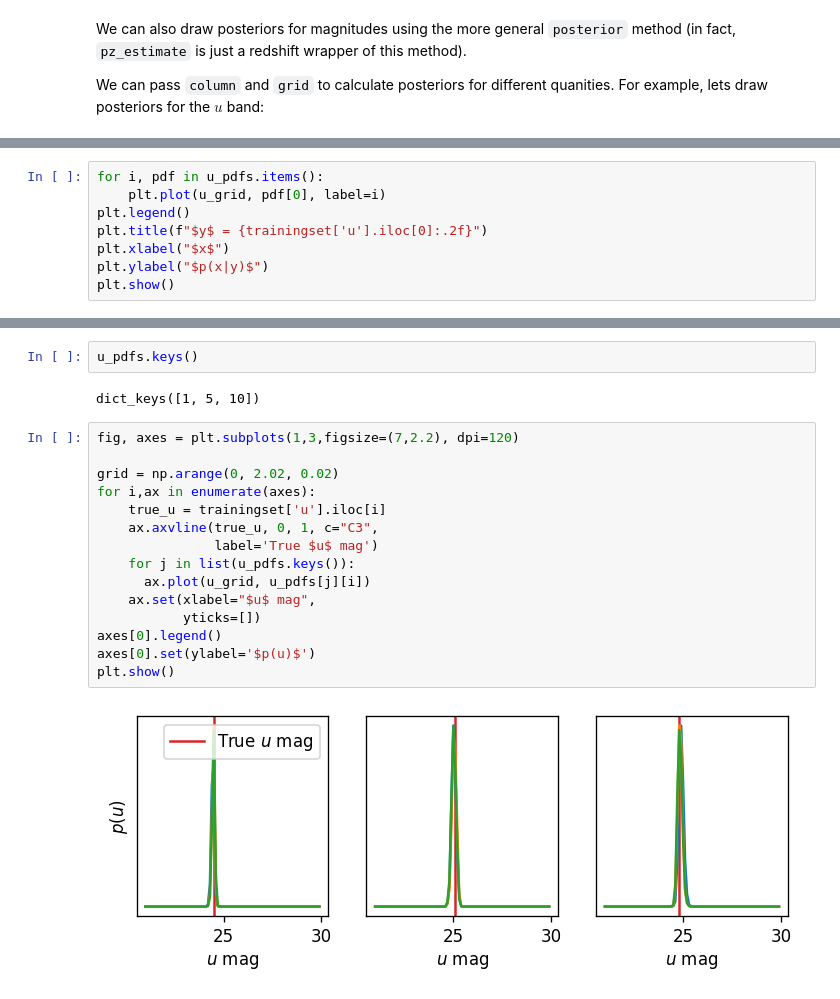
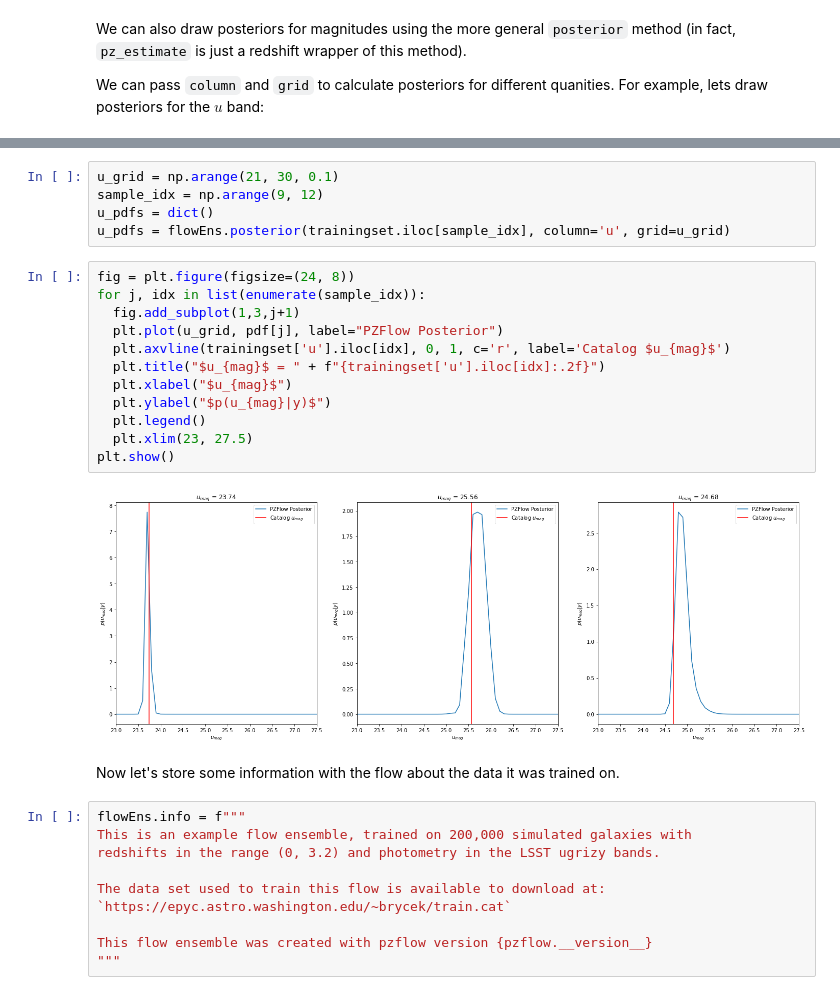
Before and after one commit to jfcrenshaw/pzflow-paper-2021, a Jupyter notebook: photo-z/pzflowRedshift.ipynb, the cells around one changed output, grey strips where cells are left out. Drawn from its saved outputs; the diff is of its cells as text.

```diff
--- a/photo-z/pzflowRedshift.ipynb
+++ b/photo-z/pzflowRedshift.ipynb
@@ -324,8 +283,0 @@ for n_samples in (1, 5, 10):
-# %%
-for i, pdf in u_pdfs.items():
-    plt.plot(u_grid, pdf[0], label=i)
-plt.legend()
-plt.title(f"$y$ = {trainingset['u'].iloc[0]:.2f}")
-plt.xlabel("$x$")
-plt.ylabel("$p(x|y)$")
-plt.show()
@@ -334,21 +284,31 @@ plt.show()
-# %%
-u_pdfs.keys()
-# %% [output]
-dict_keys([1, 5, 10])
-# %%
-fig, axes = plt.subplots(1,3,figsize=(7,2.2), dpi=120)
-
-grid = np.arange(0, 2.02, 0.02)
-for i,ax in enumerate(axes):
-    true_u = trainingset['u'].iloc[i]
-    ax.axvline(true_u, 0, 1, c="C3",
-               label='True $u$ mag')
-    for j in list(u_pdfs.keys()):
-      ax.plot(u_grid, u_pdfs[j][i])
-    ax.set(xlabel="$u$ mag",
-           yticks=[])
-axes[0].legend()
-axes[0].set(ylabel='$p(u)$')
-plt.show()
-# %% [output]
-[figure, removed]
+# %%
+u_grid = np.arange(21, 30, 0.1)
+sample_idx = np.arange(9, 12)
+u_pdfs = dict()
+u_pdfs = flowEns.posterior(trainingset.iloc[sample_idx], column='u', grid=u_grid)
+# %%
+fig = plt.figure(figsize=(24, 8))
+for j, idx in list(enumerate(sample_idx)):
+  fig.add_subplot(1,3,j+1)
+  plt.plot(u_grid, pdf[j], label="PZFlow Posterior")
+  plt.axvline(trainingset['u'].iloc[idx], 0, 1, c='r', label='Catalog $u_{mag}$')
+  plt.title("$u_{mag}$ = " + f"{trainingset['u'].iloc[idx]:.2f}")
+  plt.xlabel("$u_{mag}$")
+  plt.ylabel("$p(u_{mag}|y)$")
+  plt.legend()
+  plt.xlim(23, 27.5)
+plt.show()
+# %% [output]
+[figure, added]
+# %% [markdown]
+Now let's store some information with the flow about the data it was trained on.
+# %%
+flowEns.info = f"""
+This is an example flow ensemble, trained on 200,000 simulated galaxies with
+redshifts in the range (0, 3.2) and photometry in the LSST ugrizy bands.
+
+The data set used to train this flow is available to download at:
+`https://epyc.astro.washington.edu/~brycek/train.cat`
+
+This flow ensemble was created with pzflow version {pzflow.__version__}
+"""
```
Also changed, not shown: parts of 119 cells of this notebook.
